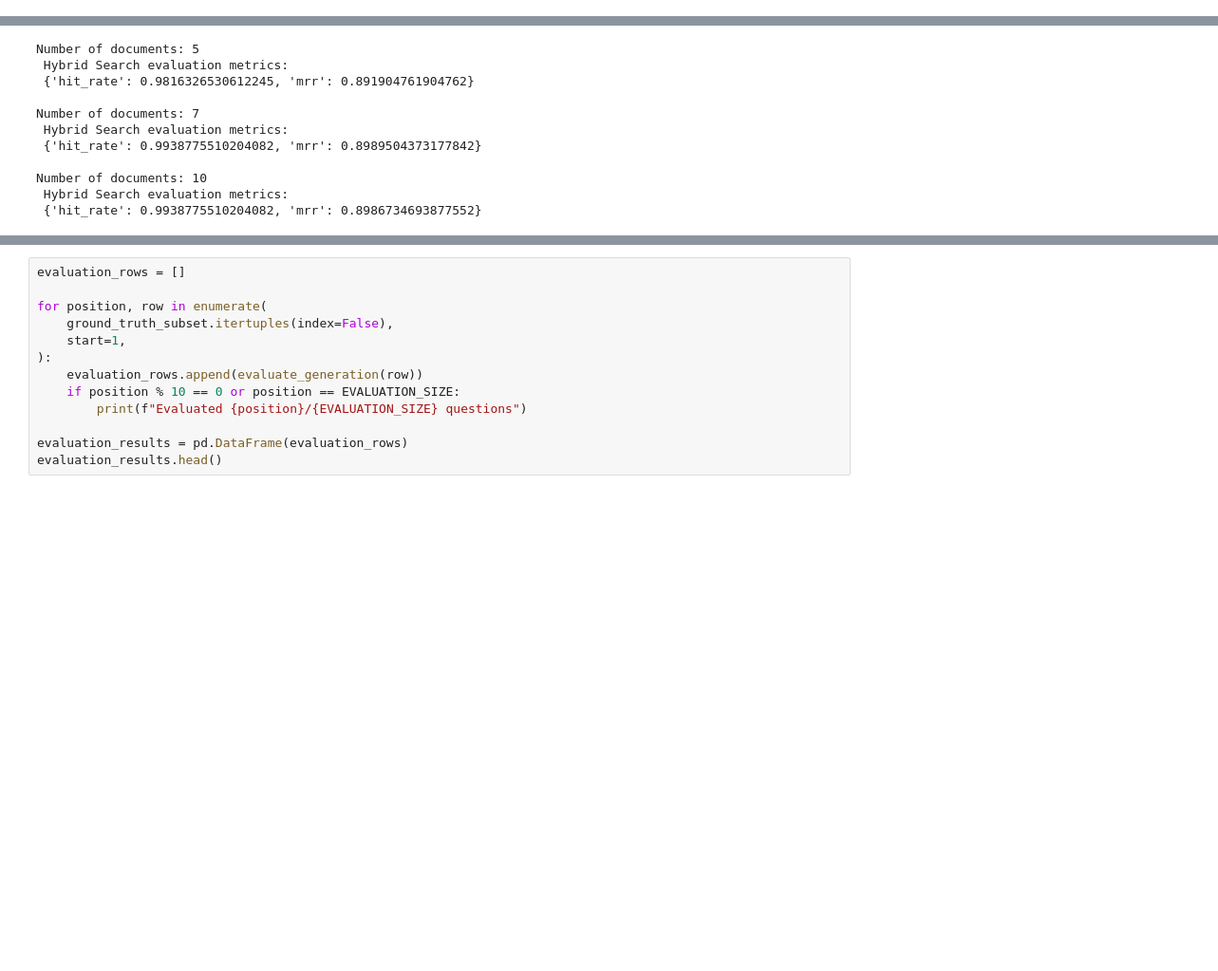
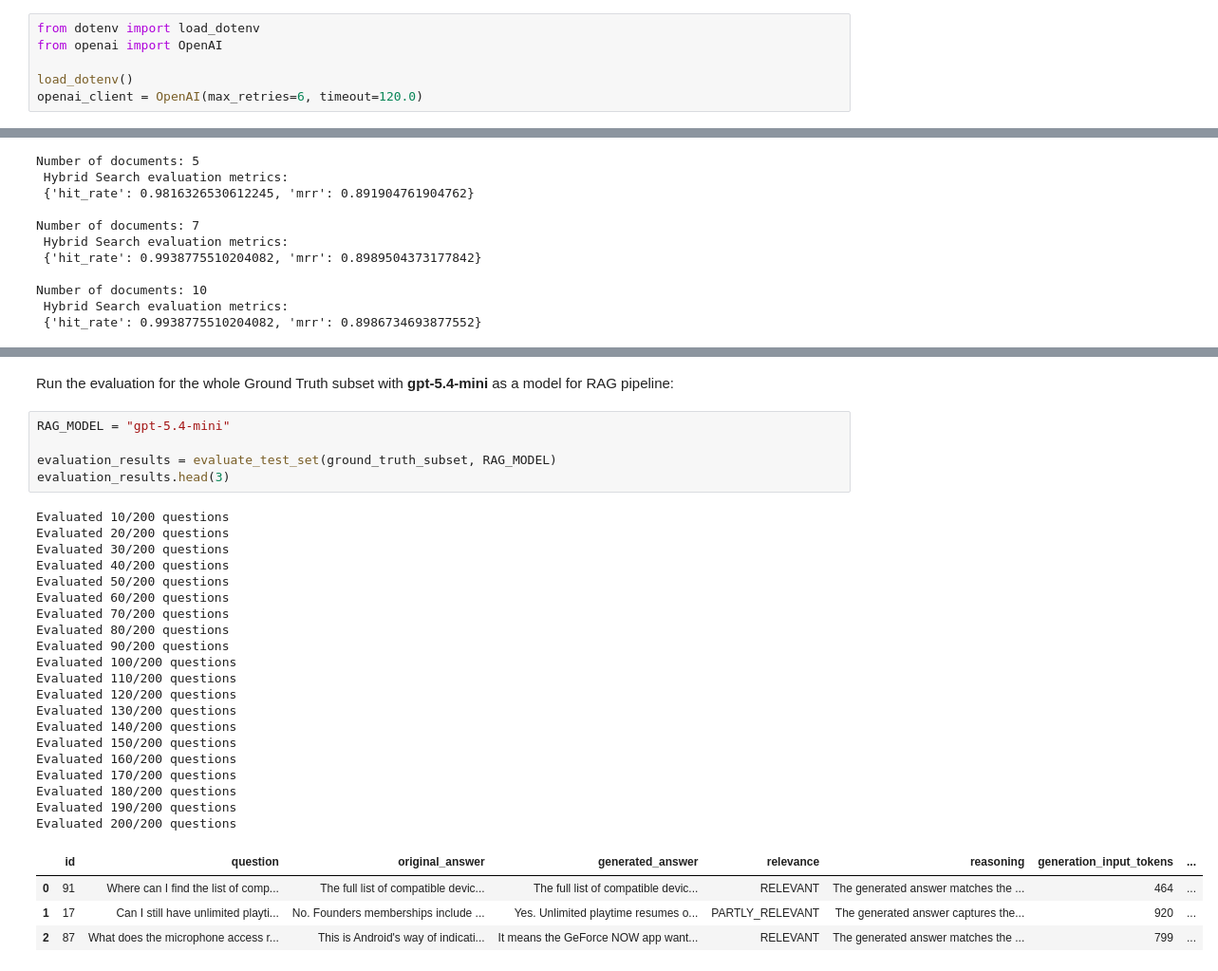
Before and after one commit to jakutyna/LLM-Zoomcamp-Games-Assistant, a Jupyter notebook: games_assistant/_evaluation.ipynb, the cells around one changed output, grey strips where cells are left out. Shown at 95% size. Drawn from its saved outputs; the diff is of its cells as text; blank space fills up the shorter version.

Commit message:
Add rag evaluation comparison

```diff
--- a/games_assistant/_evaluation.ipynb
+++ b/games_assistant/_evaluation.ipynb
@@ -30,6 +32,12 @@ from constants import DEFAULT_ES_URL, DEFAULT_INDEX, DEFAULT_VECTOR_INDEX
 client = Elasticsearch(DEFAULT_ES_URL)
 if not client.ping():
     raise RuntimeError(f"Cannot connect to Elasticsearch at {DEFAULT_ES_URL}")
+# %%
+from dotenv import load_dotenv
+from openai import OpenAI
+
+load_dotenv()
+openai_client = OpenAI(max_retries=6, timeout=120.0)
 # %% [markdown]
 ## Retrieval evaluation
 
@@ -352,13 +401,32 @@ def evaluate_generation(row: object) -> dict[str, object]:
+# %% [markdown]
+Run the evaluation for the whole Ground Truth subset with **gpt-5.4-mini** as a model for RAG pipeline:
 # %%
-evaluation_rows = []
+RAG_MODEL = "gpt-5.4-mini"
 
-for position, row in enumerate(
-    ground_truth_subset.itertuples(index=False),
-    start=1,
-):
-    evaluation_rows.append(evaluate_generation(row))
-    if position % 10 == 0 or position == EVALUATION_SIZE:
-        print(f"Evaluated {position}/{EVALUATION_SIZE} questions")
-
-evaluation_results = pd.DataFrame(evaluation_rows)
-evaluation_results.head()
+evaluation_results = evaluate_test_set(ground_truth_subset, RAG_MODEL)
+evaluation_results.head(3)
+# %% [output]
+Evaluated 10/200 questions
+Evaluated 20/200 questions
+Evaluated 30/200 questions
+Evaluated 40/200 questions
+Evaluated 50/200 questions
+Evaluated 60/200 questions
+Evaluated 70/200 questions
+Evaluated 80/200 questions
+Evaluated 90/200 questions
+Evaluated 100/200 questions
+Evaluated 110/200 questions
+Evaluated 120/200 questions
+Evaluated 130/200 questions
+Evaluated 140/200 questions
+Evaluated 150/200 questions
+Evaluated 160/200 questions
+Evaluated 170/200 questions
+Evaluated 180/200 questions
+Evaluated 190/200 questions
+Evaluated 200/200 questions
+|  | id | question | original_answer | generated_answer | relevance | reasoning | generation_input_tokens | ... |
+| 0 | 91 | Where can I find the list of comp... | The full list of compatible devic... | The full list of compatible devic... | RELEVANT | The generated answer matches the ... | 464 | ... |
+| 1 | 17 | Can I still have unlimited playti... | No. Founders memberships include ... | Yes. Unlimited playtime resumes o... | PARTLY_RELEVANT | The generated answer captures the... | 920 | ... |
+| 2 | 87 | What does the microphone access r... | This is Android's way of indicati... | It means the GeForce NOW app want... | RELEVANT | The generated answer matches the ... | 799 | ... |
```
Also changed, not shown: parts of 18 cells of this notebook, 2 other files.
